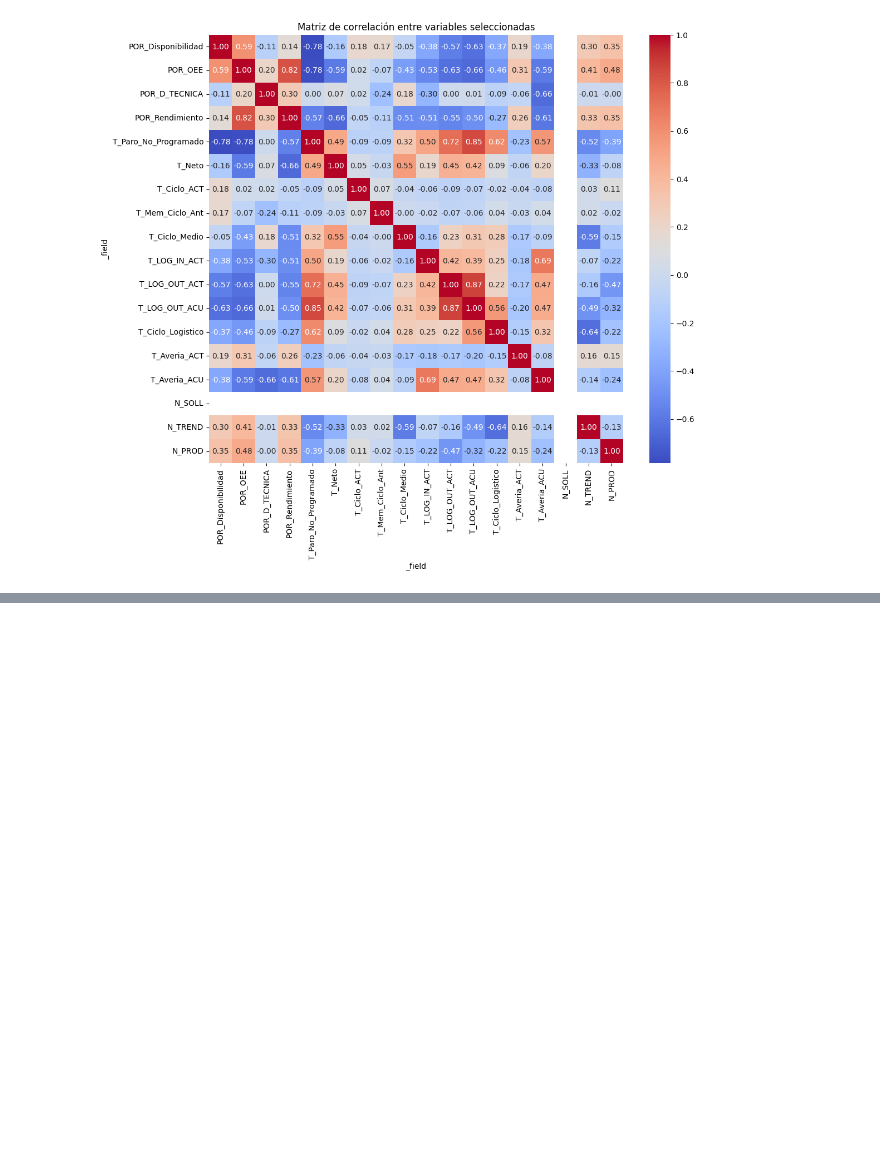
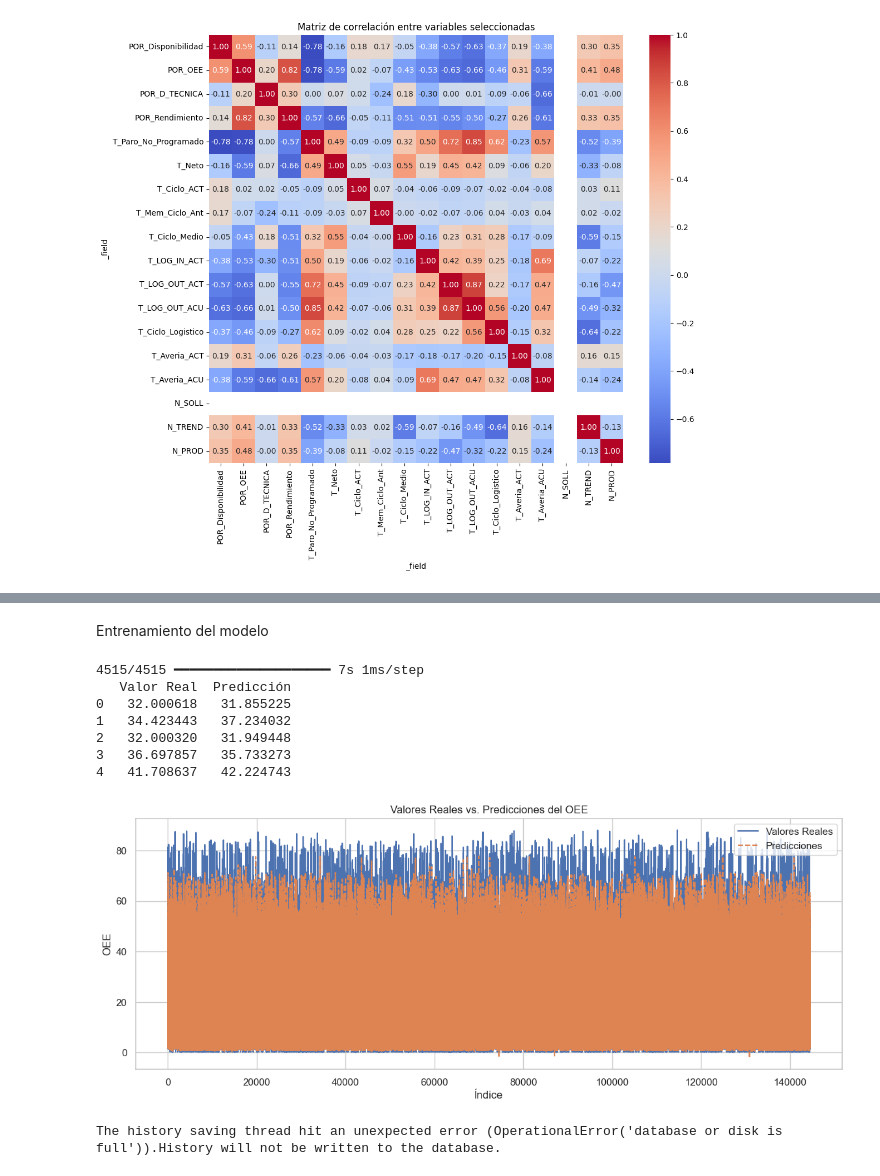
Before and after one commit to Joel2398/VIU_MBID_TFM, a Jupyter notebook: data_analysis/edge_data_analysis.ipynb, the cells around one changed output, grey strips where cells are left out. Saved outputs shown, nothing was run; the diff lists cells and outputs as text; code cells hidden in the pictures; blank space fills up the shorter version.

```diff
--- a/data_analysis/edge_data_analysis.ipynb
+++ b/data_analysis/edge_data_analysis.ipynb
@@ -517,0 +729,40 @@ plt.show()
+# %% [markdown]
+Entrenamiento del modelo
+# %%
+# Realizar predicciones
+y_pred_scaled = model.predict(X_test)
+
+# Invertir el escalado para obtener los valores originales
+y_pred = scaler.inverse_transform(y_pred_scaled)
+y_test_original = scaler.inverse_transform(y_test)
+
+# Comparar resultados
+results = pd.DataFrame({'Valor Real': y_test_original.flatten(), 'Predicción': y_pred.flatten()})
+print(results.head())
+
+# Visualizar comparativa
+plt.figure(figsize=(14, 5))
+plt.plot(results['Valor Real'], label='Valores Reales')
+plt.plot(results['Predicción'], label='Predicciones', linestyle='--')
+plt.title('Valores Reales vs. Predicciones del OEE')
+plt.xlabel('Índice')
+plt.ylabel('OEE')
+plt.legend()
+plt.show()
+# %% [output]
+4515/4515 ━━━━━━━━━━━━━━━━━━━━ 7s 1ms/step
+   Valor Real  Predicción
+0   32.000618   31.855225
+1   34.423443   37.234032
+2   32.000320   31.949448
+3   36.697857   35.733273
+4   41.708637   42.224743
+[figure, added]
+# %%
+oee_values = df_oee_limpio['POR_OEE'].values.reshape(-1, 1)
+
+# Normalización
+scaler = MinMaxScaler(feature_range=(0, 1))
+scaled_oee = scaler.fit_transform(oee_values)
+# %% [output]
+The history saving thread hit an unexpected error (OperationalError('database or disk is full')).History will not be written to the database.
```
Also changed, not shown: parts of 92 cells of this notebook, 7 other files.
